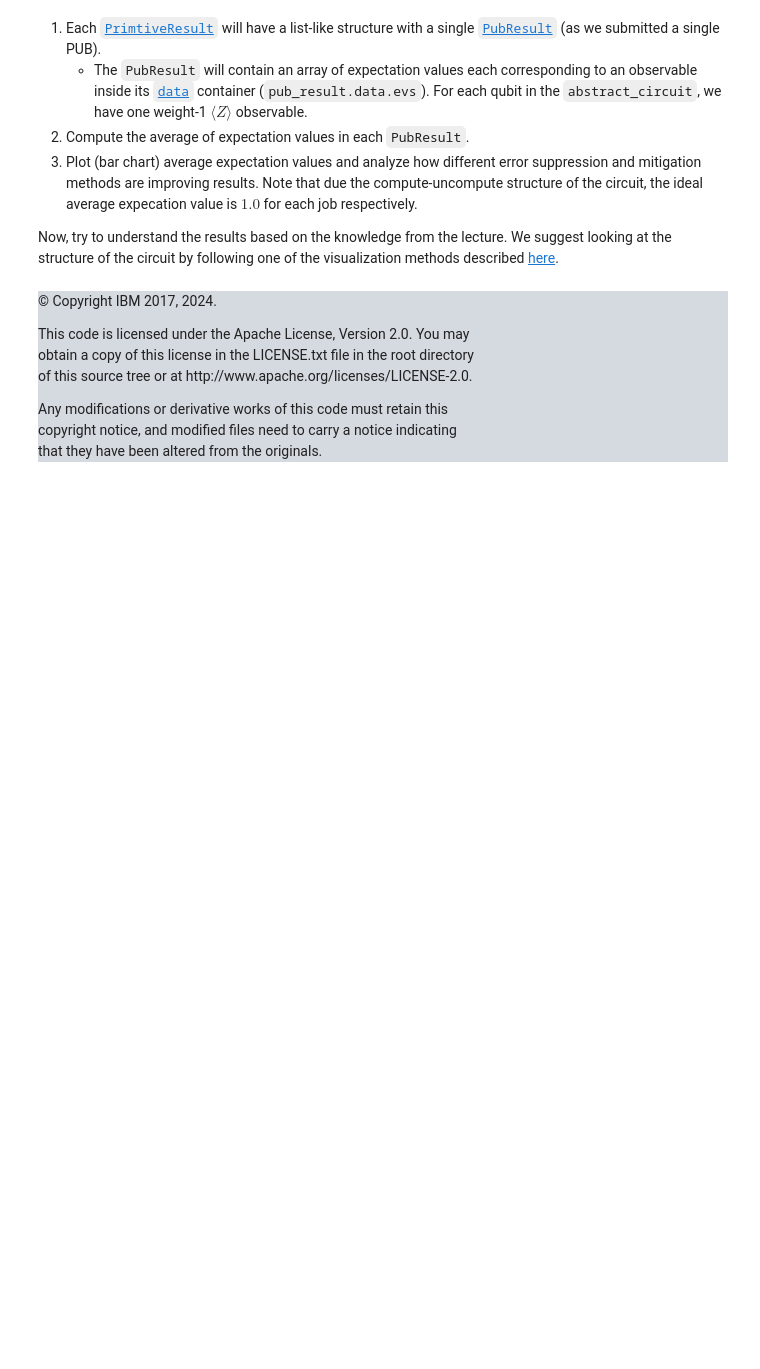
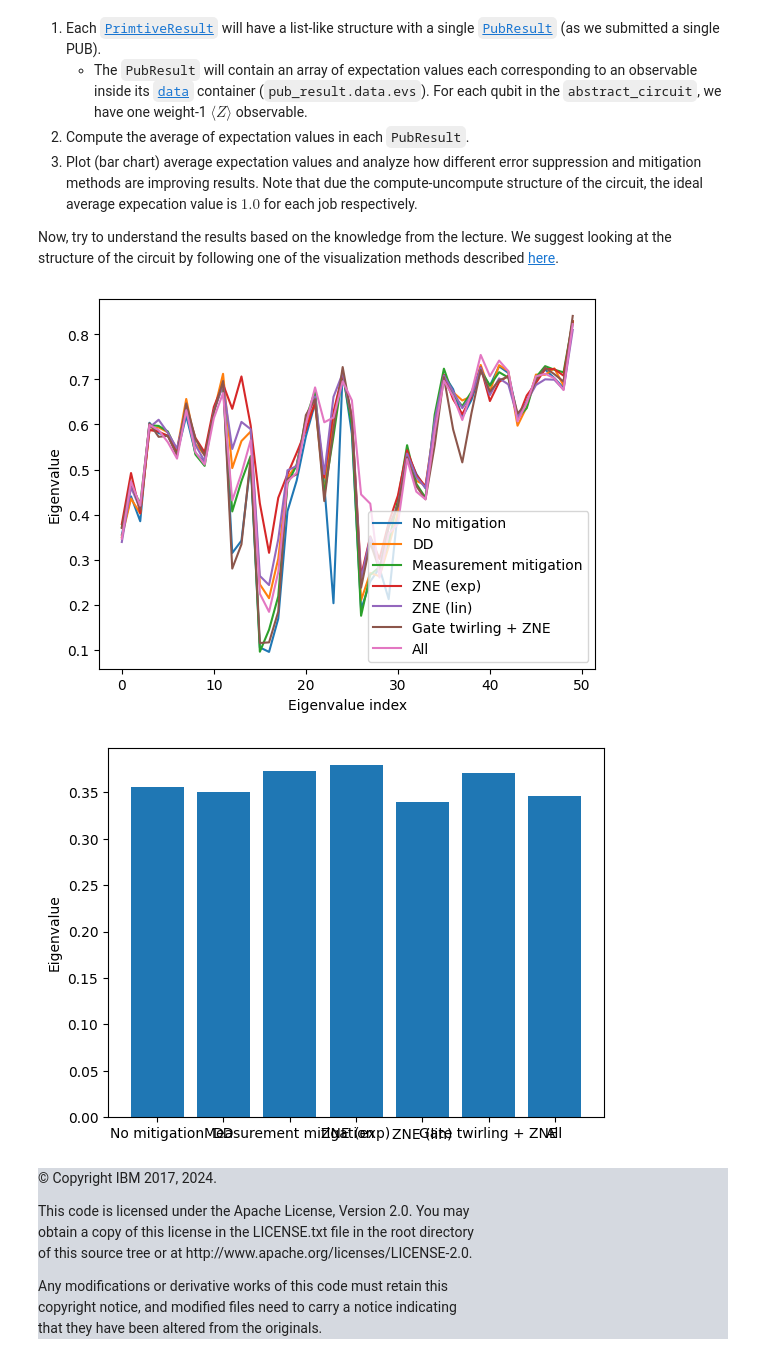
Before and after one commit to qiskit-community/qgss-2024, a Jupyter notebook: labs/lab3/lab3.ipynb, the cells around one changed output. Cells and saved outputs as stored; diff of their text form; code cells hidden in the pictures; blank space fills up the shorter version.

```diff
--- a/labs/lab3/lab3.ipynb
+++ b/labs/lab3/lab3.ipynb
@@ -67,6 +67,6 @@ You must optimize your circuit (and observables) and make them target hardware c
 # %%
 from qiskit_ibm_runtime import QiskitRuntimeService
 
-service = QiskitRuntimeService()
+service = QiskitRuntimeService('ibm_quantum', '')
 backend = service.least_busy(min_num_qubits=127)
 backend.name
@@ -282,6 +309,32 @@ primitive_results.append(job_ex6.result())
 Now, try to understand the results based on the knowledge from the lecture. We suggest looking at the structure of the circuit by following one of the visualization methods described [here](https://docs.quantum.ibm.com/build/circuit-visualization).
 # %%
 #Your code for analyzing results goes here
+
+import matplotlib.pyplot as plt
+
+plt.plot(primitive_results[0][0].data.evs, label="No mitigation")
+plt.plot(primitive_results[1][0].data.evs, label="DD")
+plt.plot(primitive_results[2][0].data.evs, label="Measurement mitigation")
+plt.plot(primitive_results[3][0].data.evs, label="ZNE (exp)")
+plt.plot(primitive_results[4][0].data.evs, label="ZNE (lin)")
+plt.plot(primitive_results[5][0].data.evs, label="Gate twirling + ZNE")
+plt.plot(primitive_results[6][0].data.evs, label="All")
+plt.xlabel("Eigenvalue index")
+plt.ylabel("Eigenvalue")
+plt.legend()
+plt.show()
+
+# plot them in a bar chart
+
+plt.bar(
+    x=["No mitigation", "DD", "Measurement mitigation", "ZNE (exp)", "ZNE (lin)", "Gate twirling + ZNE", "All"],
+    height=[primitive_results[i][0].data.evs[0] for i in range(7)],
+)
+plt.ylabel("Eigenvalue")
+plt.show()
+# %% [output]
+[figure, added]
+[figure, added]
 # %%
 import datetime
 from IPython.display import HTML, display
```
Also changed, not shown: parts of 2 cells of this notebook.
